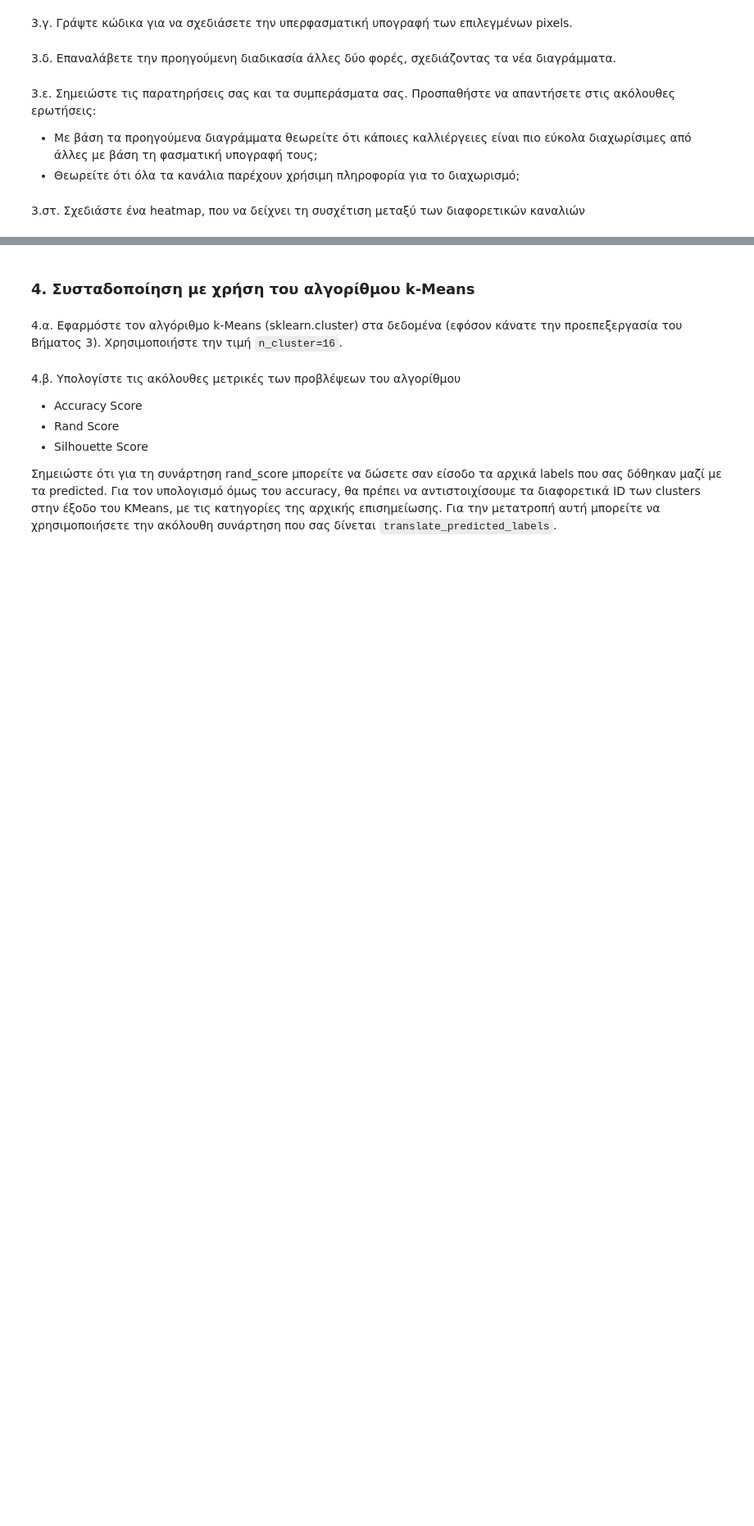
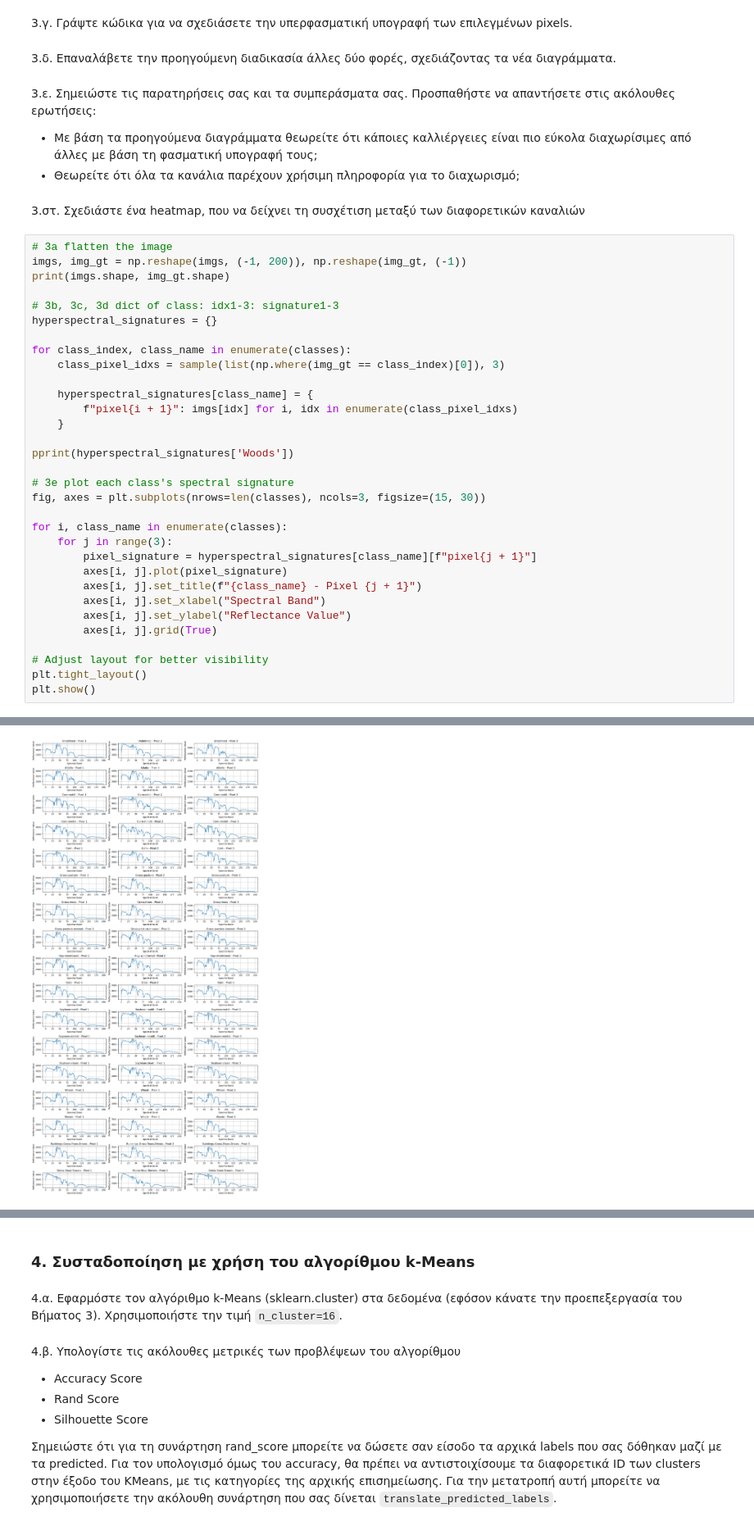
Before and after one commit to ElGreKost/Machine-Learning-Library, a Jupyter notebook: Lab2/ML23_labproject2_03120866_KakkavasPanagiotisKonstantinos.ipynb, the cells around one changed output, grey strips where cells are left out. Shown at 82% size. Saved outputs shown, nothing was run; the diff lists cells and outputs as text; blank space fills up the shorter version.

```diff
--- a/Lab2/ML23_labproject2_03120866_KakkavasPanagiotisKonstantinos.ipynb
+++ b/Lab2/ML23_labproject2_03120866_KakkavasPanagiotisKonstantinos.ipynb
@@ -76,3 +212,36 @@ classes = [
 * Θεωρείτε ότι όλα τα κανάλια παρέχουν χρήσιμη πληροφορία για το διαχωρισμό;
 # %% [markdown]
 3.στ. Σχεδιάστε ένα heatmap, που να δείχνει τη συσχέτιση μεταξύ των διαφορετικών καναλιών
+# %%
+# 3a flatten the image
+imgs, img_gt = np.reshape(imgs, (-1, 200)), np.reshape(img_gt, (-1))
+print(imgs.shape, img_gt.shape)
+
+# 3b, 3c, 3d dict of class: idx1-3: signature1-3
+hyperspectral_signatures = {}
+
+for class_index, class_name in enumerate(classes):
+    class_pixel_idxs = sample(list(np.where(img_gt == class_index)[0]), 3)
+
+    hyperspectral_signatures[class_name] = {
+        f"pixel{i + 1}": imgs[idx] for i, idx in enumerate(class_pixel_idxs)
+    }
+
+pprint(hyperspectral_signatures['Woods'])
+
+# 3e plot each class's spectral signature
+fig, axes = plt.subplots(nrows=len(classes), ncols=3, figsize=(15, 30))
+
+for i, class_name in enumerate(classes):
+    for j in range(3):
+        pixel_signature = hyperspectral_signatures[class_name][f"pixel{j + 1}"]
+        axes[i, j].plot(pixel_signature)
+        axes[i, j].set_title(f"{class_name} - Pixel {j + 1}")
+        axes[i, j].set_xlabel("Spectral Band")
+        axes[i, j].set_ylabel("Reflectance Value")
+        axes[i, j].grid(True)
+
+# Adjust layout for better visibility
+plt.tight_layout()
+plt.show()
+# %% [output]
@@ -78,0 +265 @@ classes = [
+[figure, added]
```
Also changed, not shown: parts of 10 cells of this notebook.
